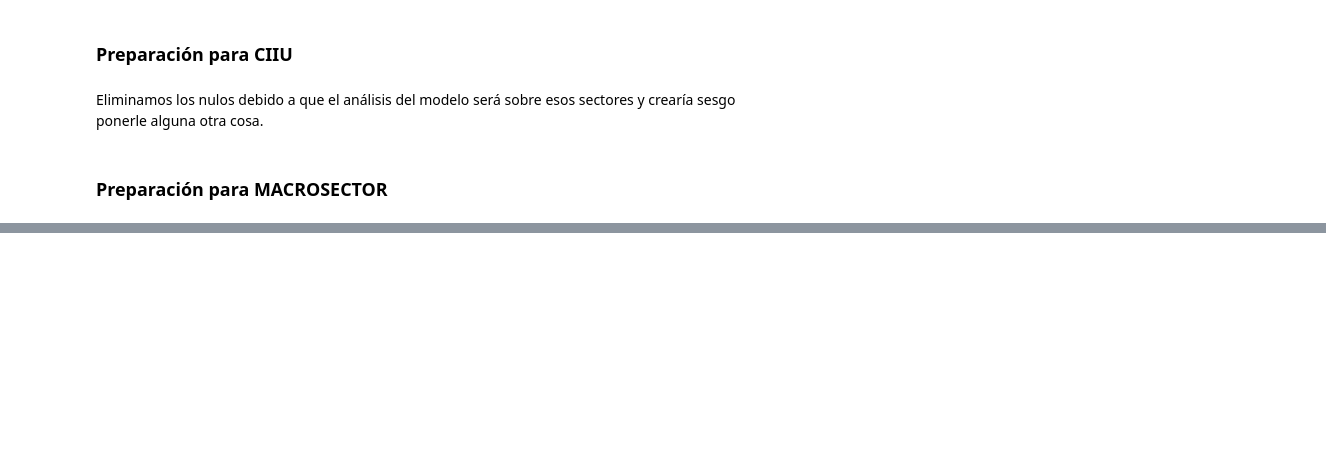
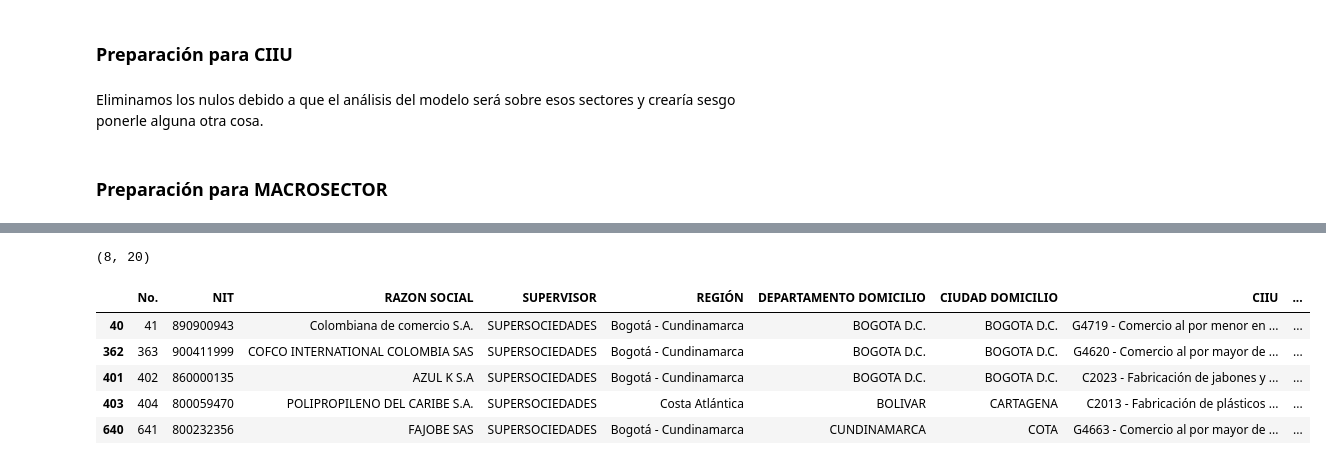
Before and after one commit to Gatos-de-negocios-BI/Laboratorio_2, a Jupyter notebook: entendimiento-preparacion.ipynb, the cells around one changed output, grey strips where cells are left out. Saved outputs shown, nothing was run; the diff lists cells and outputs as text; code cells hidden in the pictures; blank space fills up the shorter version.

```diff
--- a/entendimiento-preparacion.ipynb
+++ b/entendimiento-preparacion.ipynb
@@ -229,0 +309,31 @@ for i in filtro["No."]:
+# %%
+# If PATRIMONIO is null que calculate it with PATRIMONIO = ACTIVOS - PASIVOS
+data.loc[data['TOTAL PATRIMONIO 2018'].isnull(), 'TOTAL PATRIMONIO 2018'] = data['TOTAL ACTIVOS 2018'] - data['TOTAL PASIVOS 2018']
+
+# If ACTIVOS is null que calculate it with ACTIVOS = PASIVOS + PATRIMONIO
+data.loc[data['TOTAL ACTIVOS 2018'].isnull(), 'TOTAL ACTIVOS 2018'] = data['TOTAL PASIVOS 2018'] + data['TOTAL PATRIMONIO 2018']
+
+# If PASIVOS is null que calculate it with PASIVOS = ACTIVOS - PATRIMONIO
+data.loc[data['TOTAL PASIVOS 2018'].isnull(), 'TOTAL PASIVOS 2018'] = data['TOTAL ACTIVOS 2018'] - data['TOTAL PATRIMONIO 2018']
+# %%
+# If PATRIMONIO is null que calculate it with PATRIMONIO = ACTIVOS - PASIVOS
+data.loc[data['TOTAL PATRIMONIO 2017'].isnull(), 'TOTAL PATRIMONIO 2017'] = data['TOTAL ACTIVOS 2017'] - data['TOTAL PASIVOS 2017']
+
+# If ACTIVOS is null que calculate it with ACTIVOS = PASIVOS + PATRIMONIO
+data.loc[data['TOTAL ACTIVOS 2017'].isnull(), 'TOTAL ACTIVOS 2017'] = data['TOTAL PASIVOS 2017'] + data['TOTAL PATRIMONIO 2017']
+
+# If PASIVOS is null que calculate it with PASIVOS = ACTIVOS - PATRIMONIO
+data.loc[data['TOTAL PASIVOS 2017'].isnull(), 'TOTAL PASIVOS 2017'] = data['TOTAL ACTIVOS 2017'] - data['TOTAL PATRIMONIO 2017']
+# %%
+nan_rows = data[data.isnull().T.any().T]
+# %%
+print(nan_rows.shape)
+nan_rows.head()
+# %% [output]
+(8, 20)
+|  | No. | NIT | RAZON SOCIAL | SUPERVISOR | REGIÓN | DEPARTAMENTO DOMICILIO | CIUDAD DOMICILIO | CIIU | ... |
+| 40 | 41 | 890900943 | Colombiana de comercio S.A. | SUPERSOCIEDADES | Bogotá - Cundinamarca | BOGOTA D.C. | BOGOTA D.C. | G4719 - Comercio al por menor en ... | ... |
+| 362 | 363 | 900411999 | COFCO INTERNATIONAL COLOMBIA SAS | SUPERSOCIEDADES | Bogotá - Cundinamarca | BOGOTA D.C. | BOGOTA D.C. | G4620 - Comercio al por mayor de ... | ... |
+| 401 | 402 | 860000135 | AZUL K S.A | SUPERSOCIEDADES | Bogotá - Cundinamarca | BOGOTA D.C. | BOGOTA D.C. | C2023 - Fabricación de jabones y ... | ... |
+| 403 | 404 | 800059470 | POLIPROPILENO DEL CARIBE S.A. | SUPERSOCIEDADES | Costa Atlántica | BOLIVAR | CARTAGENA | C2013 - Fabricación de plásticos ... | ... |
+| 640 | 641 | 800232356 | FAJOBE SAS | SUPERSOCIEDADES | Bogotá - Cundinamarca | CUNDINAMARCA | COTA | G4663 - Comercio al por mayor de ... | ... |
```
Also changed, not shown: parts of 18 cells of this notebook.
